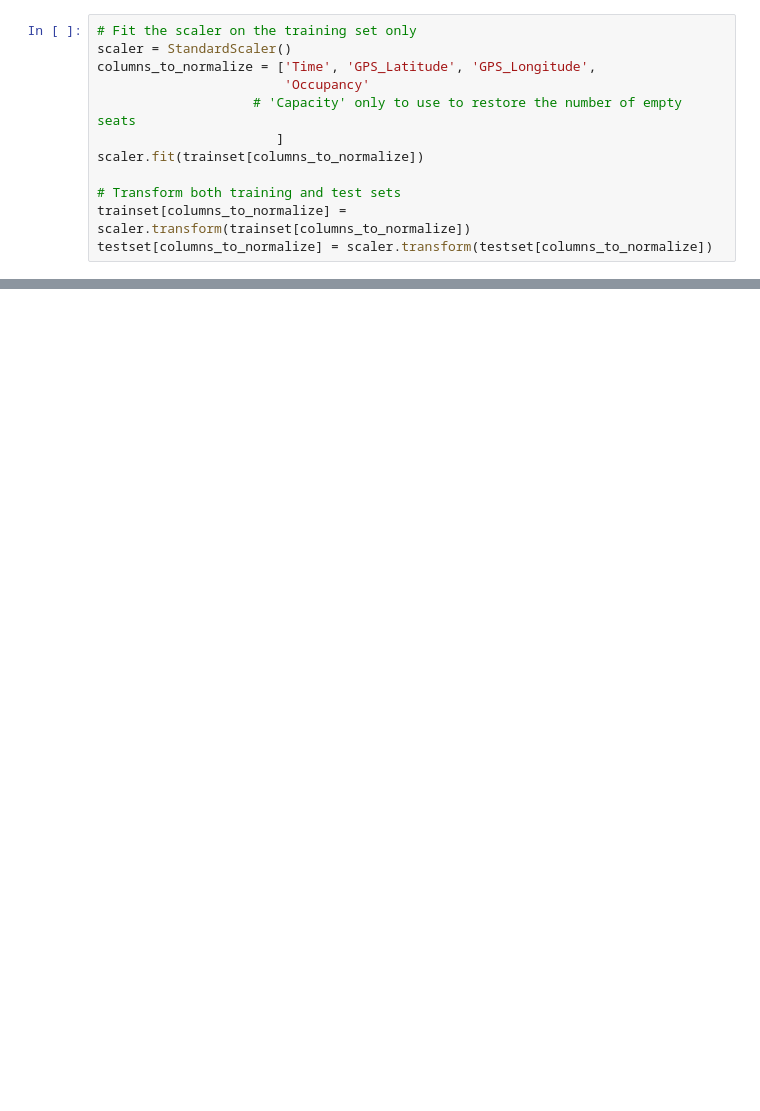
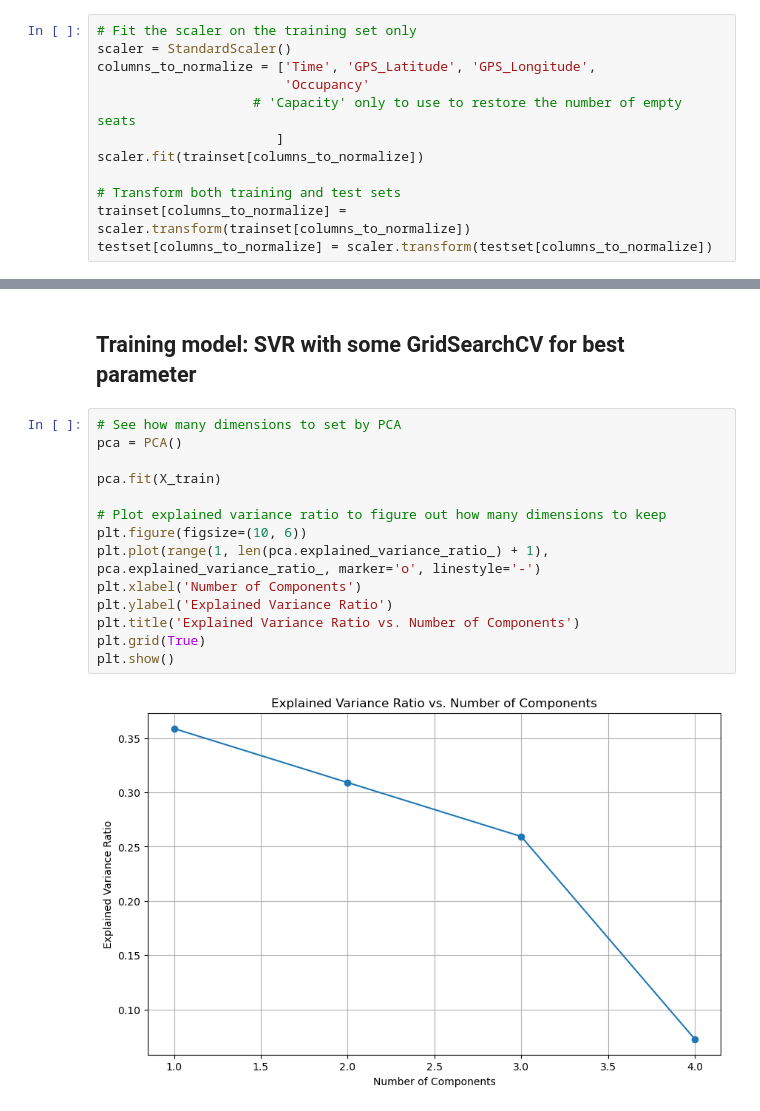
Before and after one commit to Chocobosaurus/uzh-data-science-project, a Jupyter notebook: WZ/Q5_norm_train.ipynb, the cells around one changed output, grey strips where cells are left out. Drawn from its saved outputs; the diff is of its cells as text; blank space fills up the shorter version.

```diff
--- a/WZ/Q5_norm_train.ipynb
+++ b/WZ/Q5_norm_train.ipynb
@@ -192,0 +246,18 @@ RandomForestRegressor(max_depth=10, verbose=1)
+# %% [markdown]
+## Training model: SVR with some GridSearchCV for best parameter
+# %%
+# See how many dimensions to set by PCA
+pca = PCA()
+
+pca.fit(X_train)
+
+# Plot explained variance ratio to figure out how many dimensions to keep
+plt.figure(figsize=(10, 6))
+plt.plot(range(1, len(pca.explained_variance_ratio_) + 1), pca.explained_variance_ratio_, marker='o', linestyle='-')
+plt.xlabel('Number of Components')
+plt.ylabel('Explained Variance Ratio')
+plt.title('Explained Variance Ratio vs. Number of Components')
+plt.grid(True)
+plt.show()
+# %% [output]
+[figure, added]
```
Also changed, not shown: parts of 29 cells of this notebook, 4 other files.
